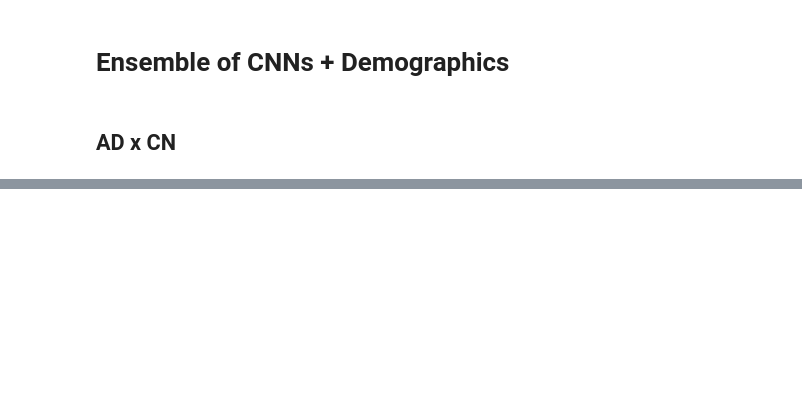
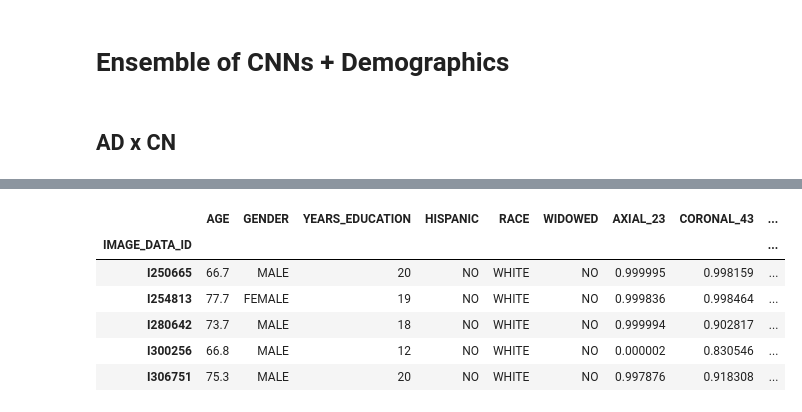
Before and after one commit to lucasthim/mmml-alzheimer-diagnosis, a Jupyter notebook: notebooks/dissertation/05_explanations_local_ensemble.ipynb, the cells around one changed output, grey strips where cells are left out. Drawn from its saved outputs; the diff is of its cells as text; code cells hidden in the pictures; blank space fills up the shorter version.

```diff
--- a/notebooks/dissertation/05_explanations_local_ensemble.ipynb
+++ b/notebooks/dissertation/05_explanations_local_ensemble.ipynb
@@ -223,0 +71,19 @@ fig= plot_local_explanation(ebm,df_test,df_patient_data,sample_id = sample_id,ti
+# %%
+from scipy.stats import mannwhitneyu
+
+true_positives = df_patient_data.query("DIAGNOSIS == FINAL_PREDICTION and DIAGNOSIS == 'AD'")
+true_negatives = df_patient_data.query("DIAGNOSIS == FINAL_PREDICTION and DIAGNOSIS == 'CN'")
+
+false_positives = df_patient_data.query("DIAGNOSIS != FINAL_PREDICTION and DIAGNOSIS == 'CN'")
+false_negatives = df_patient_data.query("DIAGNOSIS != FINAL_PREDICTION and DIAGNOSIS == 'AD'")
+
+stats,pvalue = mannwhitneyu(true_positives['FINAL_PREDICTED_SCORE'],false_positives['FINAL_PREDICTED_SCORE'])
+print("The predicted scores distribution is different between false positives and true positives because p-value = %.4f and  < 0.05" % pvalue)
+print("false_positive mean(std) = %.4f (%.4g)" % (false_positives['FINAL_PREDICTED_SCORE'].mean(),false_positives['FINAL_PREDICTED_SCORE'].std()))
+print("true_positive mean(std) = %.4f (%.4g)" % (true_positives['FINAL_PREDICTED_SCORE'].mean(),true_positives['FINAL_PREDICTED_SCORE'].std()))
+print('------------------------------------')
+
+stats,pvalue = mannwhitneyu(true_negatives['FINAL_PREDICTED_SCORE'],false_negatives['FINAL_PREDICTED_SCORE'])
+print("The predicted scores distribution is not different between false negatives and true negatives because p-value = %.4f and > 0.05" % pvalue)
+print("false_negative mean(std) = %.6f (%.6g)" % (false_negatives['FINAL_PREDICTED_SCORE'].mean(),false_negatives['FINAL_PREDICTED_SCORE'].std()))
+print("true_negative mean(std) = %.6f (%.6g)" % (true_negatives['FINAL_PREDICTED_SCORE'].mean(),true_negatives['FINAL_PREDICTED_SCORE'].std()))
@@ -223,0 +100,10 @@ fig= plot_local_explanation(ebm,df_test,df_patient_data,sample_id = sample_id,ti
+# %%
+true_positives.query("FINAL_PREDICTED_SCORE > 0.8").head()
+# %% [output]
+|  | AGE | GENDER | YEARS_EDUCATION | HISPANIC | RACE | WIDOWED | AXIAL_23 | CORONAL_43 | ... |
+| IMAGE_DATA_ID |  |  |  |  |  |  |  |  | ... |
+| I250665 | 66.7 | MALE | 20 | NO | WHITE | NO | 0.999995 | 0.998159 | ... |
+| I254813 | 77.7 | FEMALE | 19 | NO | WHITE | NO | 0.999836 | 0.998464 | ... |
+| I280642 | 73.7 | MALE | 18 | NO | WHITE | NO | 0.999994 | 0.902817 | ... |
+| I300256 | 66.8 | MALE | 12 | NO | WHITE | NO | 0.000002 | 0.830546 | ... |
+| I306751 | 75.3 | MALE | 20 | NO | WHITE | NO | 0.997876 | 0.918308 | ... |
```
Also changed, not shown: parts of 16 cells of this notebook, 5 other files.
